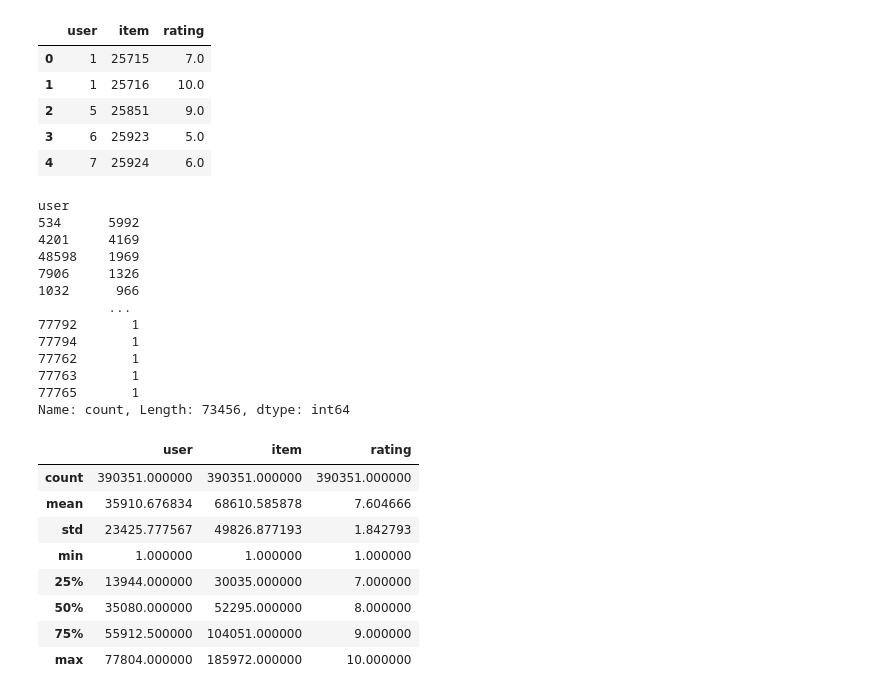
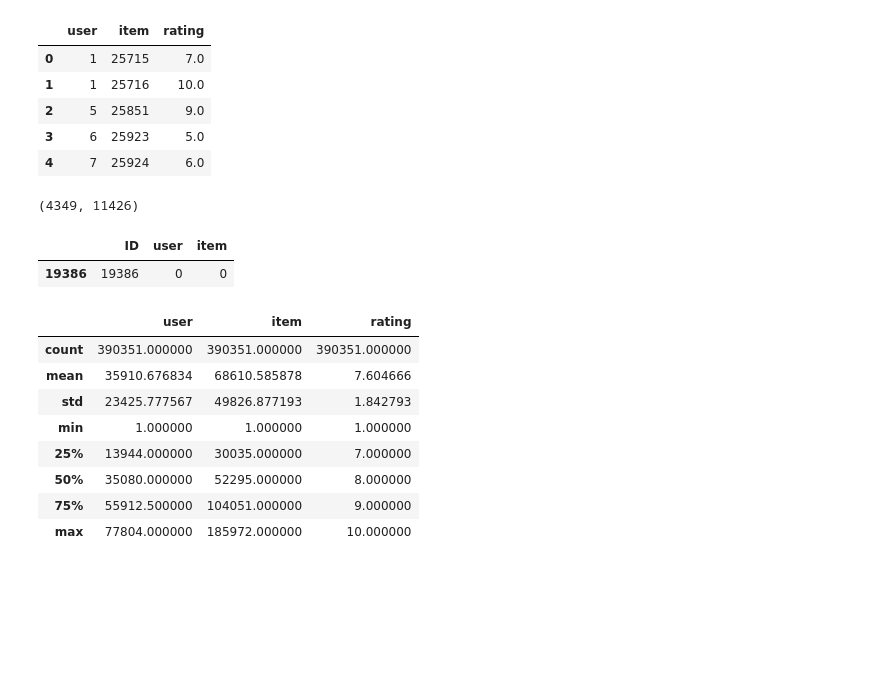
Before and after one commit to llull179/Recomendadores, a Jupyter notebook: V1.ipynb, the cells around one changed output. Cells and saved outputs as stored; diff of their text form; code cells hidden in the pictures; blank space fills up the shorter version.

```diff
--- a/V1.ipynb
+++ b/V1.ipynb
@@ -13,19 +13,7 @@ train.head()
 | 2 | 5 | 25851 | 9.0 |
 | 3 | 6 | 25923 | 5.0 |
 | 4 | 7 | 25924 | 6.0 |
-# %%
-train.user.value_counts()
-# %% [output]
-user
-534      5992
-4201     4169
-48598    1969
-7906     1326
-1032      966
-         ...
-77792       1
-77794       1
-77762       1
-77763       1
-77765       1
-Name: count, Length: 73456, dtype: int64
+# %%
+len(set(test.user.unique()) - set(train.user.unique())), test.user.nunique()
+# %% [output]
+(4349, 11426)
@@ -32,3 +26,8 @@ Name: count, Length: 73456, dtype: int64
+# %%
+test[test.item ==0]
+# %% [output]
+|  | ID | user | item |
+| 19386 | 19386 | 0 | 0 |
 # %%
 train.describe()
 # %% [output]
```
Also changed, not shown: parts of 28 cells of this notebook.
